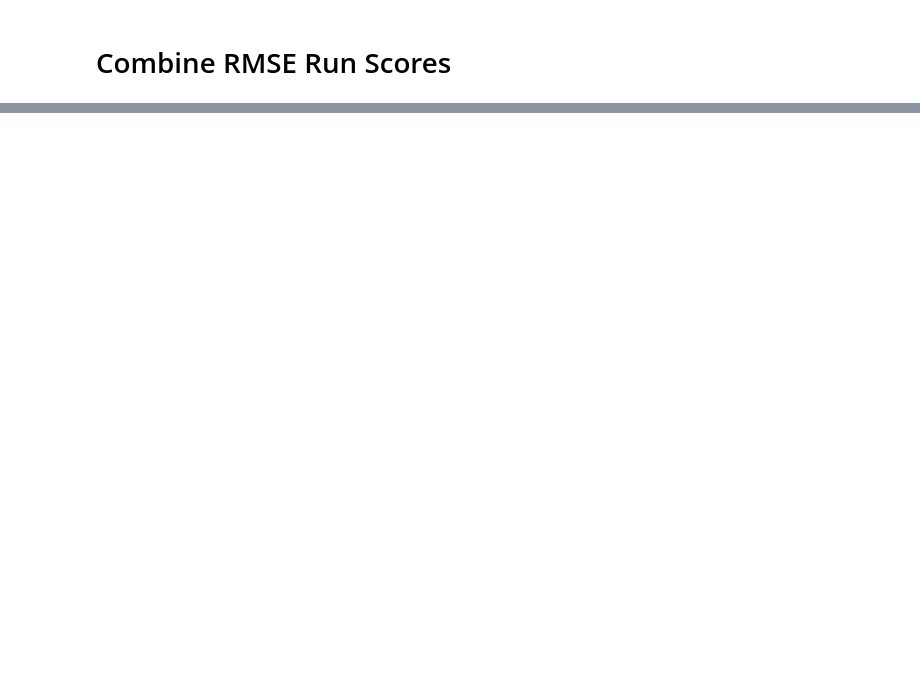
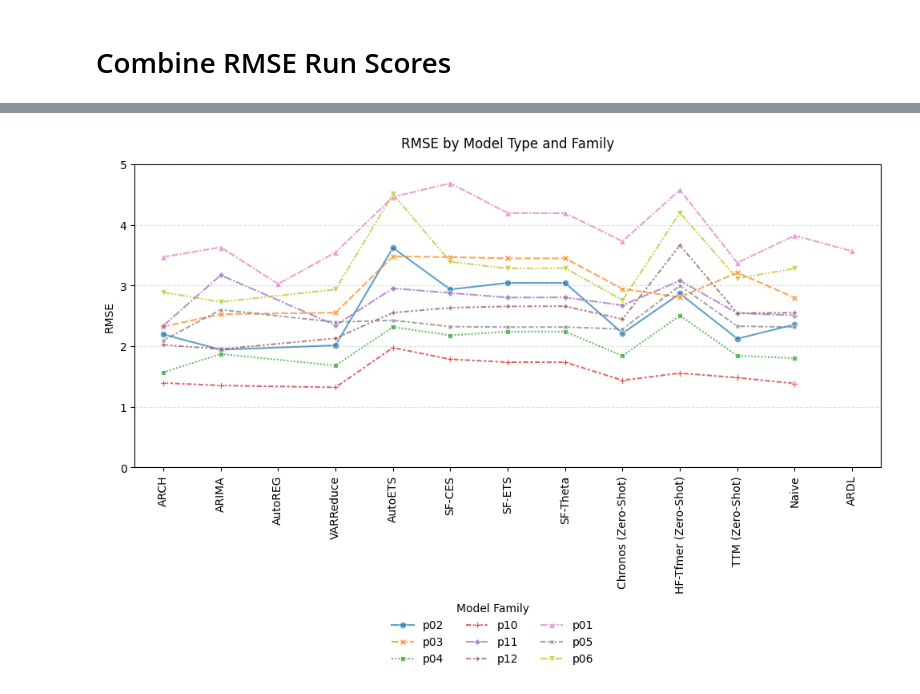
Before and after one commit to Blood-Glucose-Control/nocturnal-hypo-gly-prob-forecast, a Jupyter notebook: scripts/notebooks/4.00-cjr-combine-rmse.ipynb, the cells around one changed output, grey strips where cells are left out. Cells and saved outputs as stored; diff of their text form; code cells hidden in the pictures; blank space fills up the shorter version.

```diff
--- a/scripts/notebooks/4.00-cjr-combine-rmse.ipynb
+++ b/scripts/notebooks/4.00-cjr-combine-rmse.ipynb
@@ -302,0 +479,59 @@ plt.show()
+# %%
+import seaborn as sns
+import matplotlib.pyplot as plt
+
+# Create the line plot
+f, ax = plt.subplots(figsize=(10, 6))
+# Make the figure and axes transparent
+f.patch.set_alpha(0.0)
+ax.patch.set_alpha(0.0)
+
+# Create line plot
+sns.lineplot(
+    data=best_results_rmse_flat,
+    x="model_type",
+    y="Best",
+    hue="validation_id",
+    style="validation_id",  # Different line styles for different families
+    markers=True,  # Add markers at data points
+    alpha=0.7,  # Slightly transparent lines
+    ax=ax,
+)
+
+# Add major grid lines
+ax.yaxis.grid(True, linestyle="--", which="both", color="#808080", alpha=0.25)
+ax.xaxis.grid(False)
+
+# Adjust plot limits
+num_items = len(best_results_rmse_flat["model_type"].unique())
+ax.set_xlim(-0.5, num_items - 0.5)
+ax.set_ylim(0, 5)
+
+# Customize the plot
+plt.title("RMSE by Model Type and Family", fontsize=12, pad=15)
+plt.xlabel("", fontsize=10)
+plt.ylabel("RMSE", fontsize=10)
+
+# Rotate x-axis labels
+plt.xticks(rotation=90)
+
+# Move legend outside
+legend = plt.legend(
+    bbox_to_anchor=(0.5, 0.025),
+    loc="upper center",
+    title="Model Family",
+    ncol=3,
+    bbox_transform=plt.gcf().transFigure,
+)
+
+# Make legend transparent
+legend.get_frame().set_alpha(0.0)
+
+# Adjust layout
+plt.tight_layout()
+
+# Save and show the plot
+plt.savefig("rmse_lineplot.png", transparent=True, bbox_inches="tight", dpi=300)
+plt.show()
+# %% [output]
+[figure, added]
```
Also changed, not shown: parts of 19 cells of this notebook, 27 other files.
